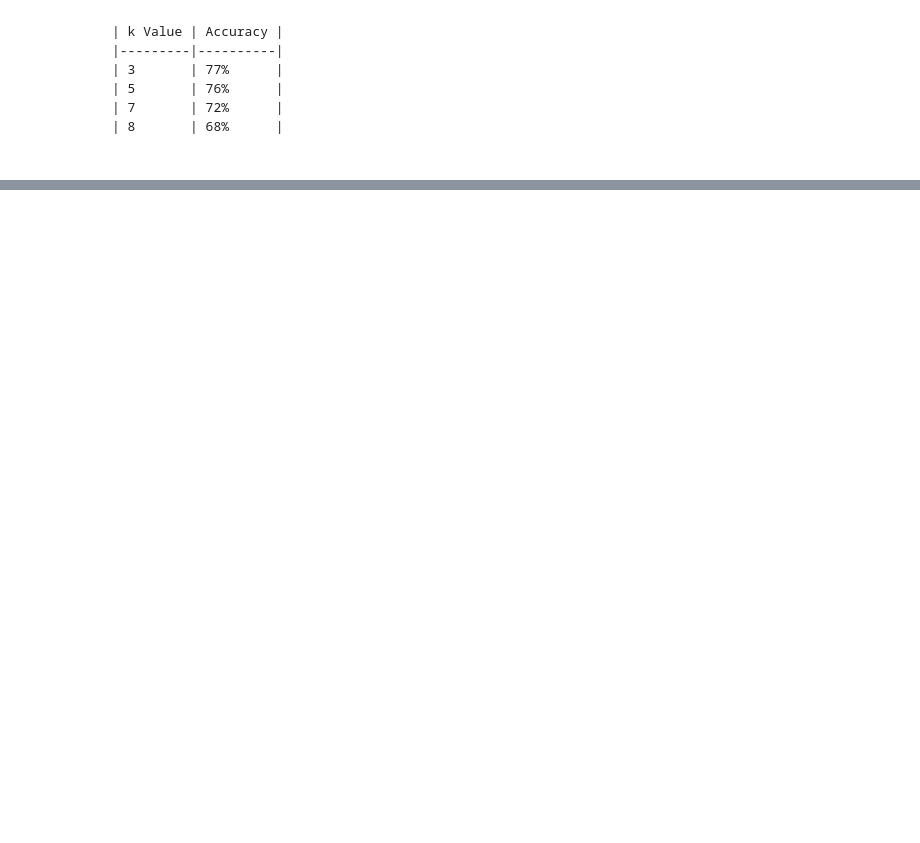
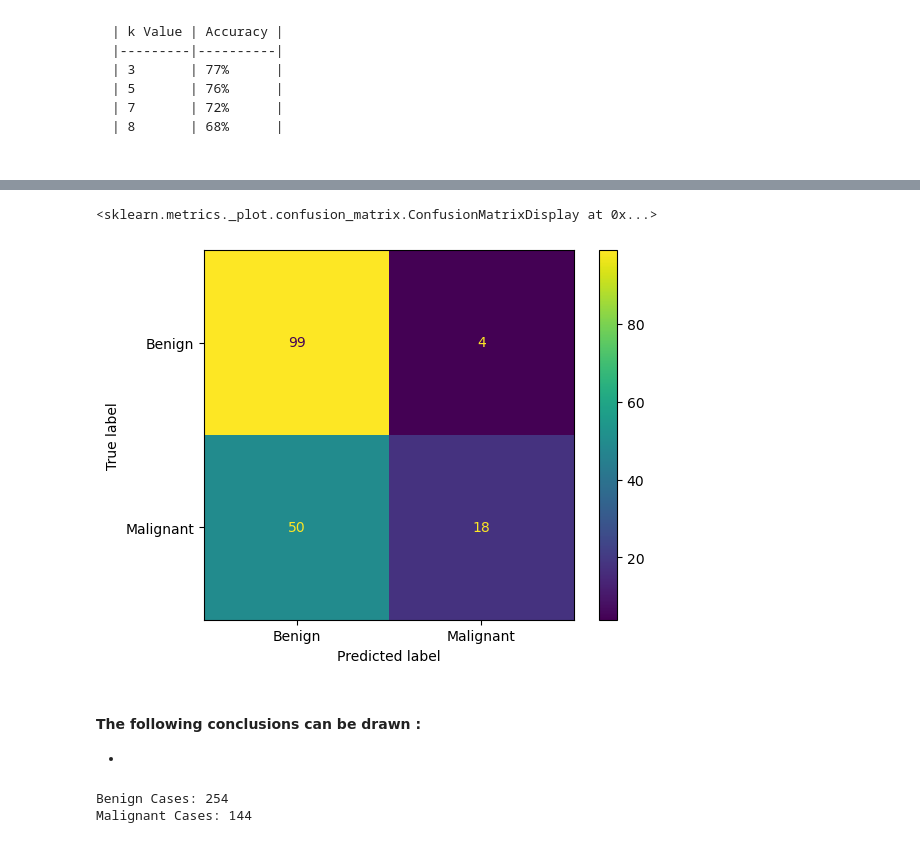
Before and after one commit to japuter/munDkko, a Jupyter notebook: assigment2.ipynb, the cells around one changed output, grey strips where cells are left out. Drawn from its saved outputs; the diff is of its cells as text; code cells hidden in the pictures; blank space fills up the shorter version.

```diff
--- a/assigment2.ipynb
+++ b/assigment2.ipynb
@@ -113,6 +126,7 @@ I chose hold-out validation technique for validation, so i split the dataset int
 import pandas as pd
 from sklearn.model_selection import train_test_split
 from sklearn.neighbors import KNeighborsClassifier
+from sklearn.preprocessing import StandardScaler
 from sklearn.metrics import accuracy_score
 
 X = df.drop(columns= 'Diagnosis') # Drop the 'Diagnosis' column, keep only numerical features
@@ -123,9 +137,13 @@ y = df['Diagnosis']  # Target variable (Diagnosis of the patiant)
 
 X_train, X_test, y_train, y_test = train_test_split(X, df['Diagnosis'], test_size=0.3,random_state=123)
 
+
+scaler = StandardScaler()
+X_train_scaled = scaler.fit_transform(X_train)  # Fit on train, transform train
+X_test_scaled = scaler.transform(X_test)  # Transform test (DO NOT FIT AGAIN!)
 # Create a kNN classificator
 # n_neighbors parameter specifies the number of neighbors to use (k)
-knn = KNeighborsClassifier(n_neighbors=7)
+knn = KNeighborsClassifier(n_neighbors=8)
 
 # Train the kNN classifier on the training data
 knn.fit(X_train, y_train)
@@ -152,0 +177,24 @@ Accuracy of kNN classifier on the test set: 0.72
+# %%
+from sklearn.metrics import confusion_matrix, ConfusionMatrixDisplay
+
+# Predict using the trained model
+y_pred = knn.predict(X_test)  # Ensure knn is trained before this step
+
+# Create and display the confusion matrix
+cm = confusion_matrix(y_test, y_pred)
+cmd = ConfusionMatrixDisplay(cm, display_labels=['Benign', 'Malignant'])
+cmd.plot()
+# %% [output]
+<sklearn.metrics._plot.confusion_matrix.ConfusionMatrixDisplay at 0x...>
+[figure, added]
+# %% [markdown]
+#### **The following conclusions can be drawn** :
+-
+# %%
+import numpy as np
+
+print("Benign Cases:", np.sum(y_train == 'B'))
+print("Malignant Cases:", np.sum(y_train == 'M'))
+# %% [output]
+Benign Cases: 254
+Malignant Cases: 144
```
Also changed, not shown: parts of 5 cells of this notebook.
